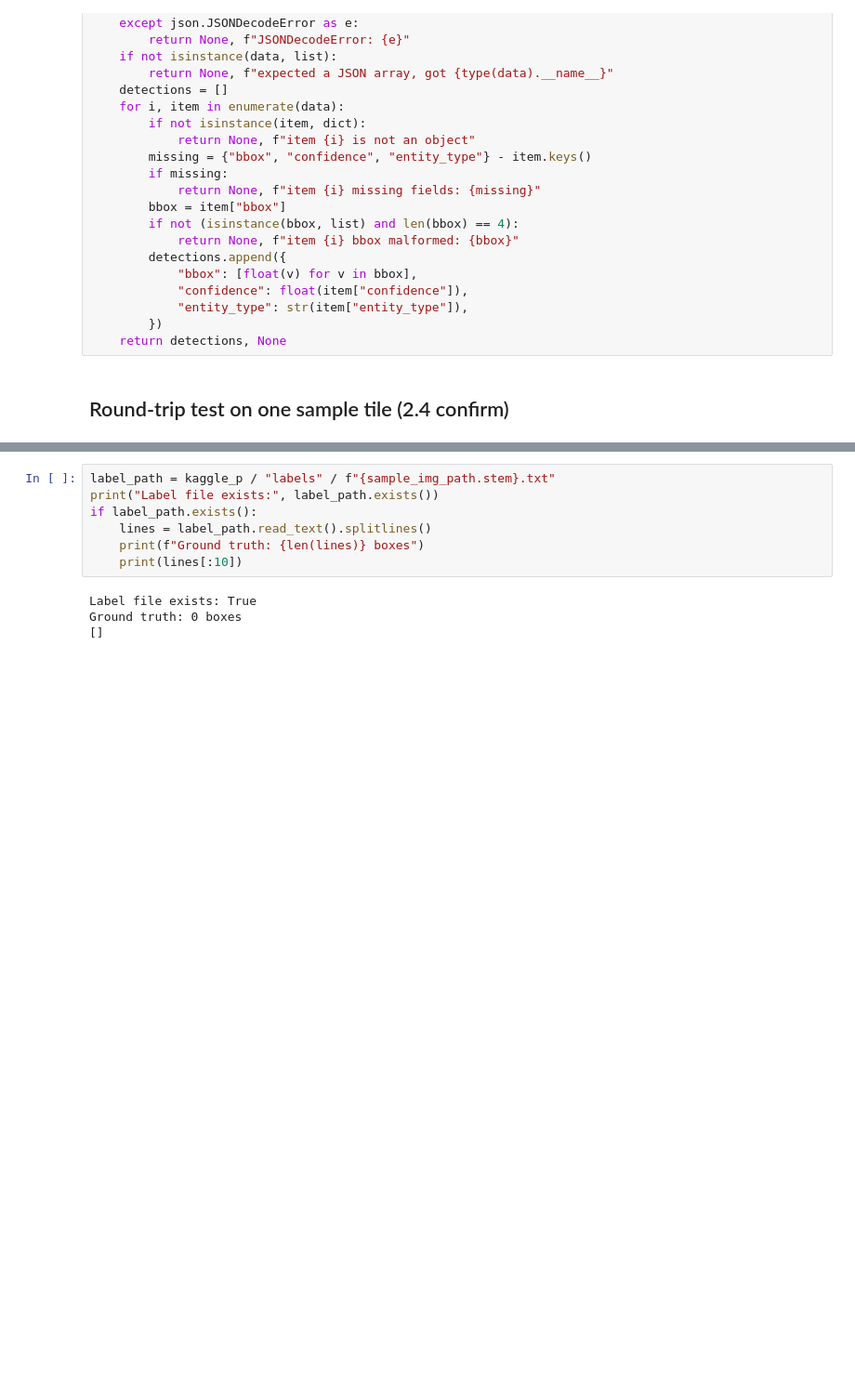
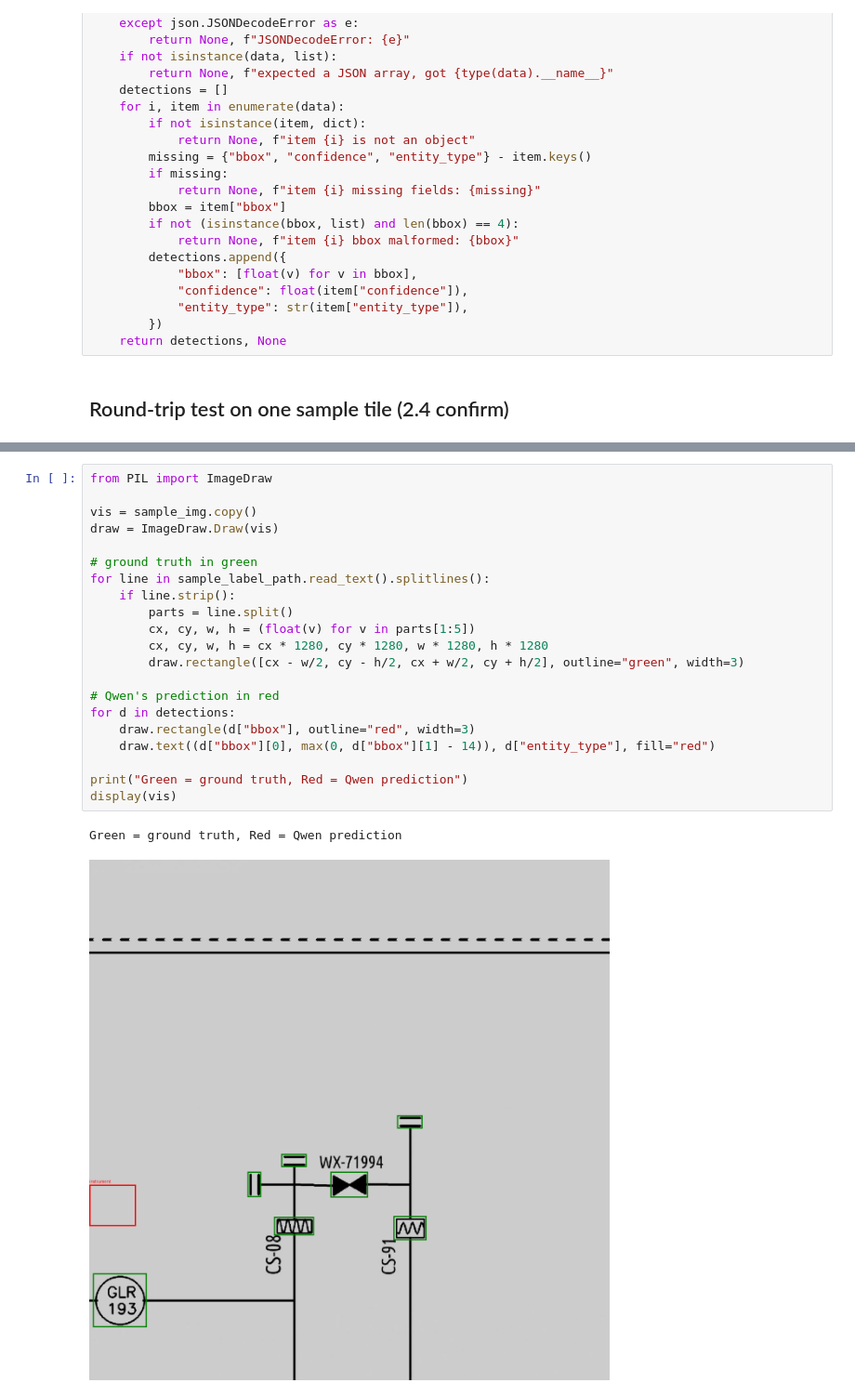
Before and after one commit to TomGeorge45/pid-opensrc-substitution, a Jupyter notebook: notebooks/stage4/Stage4_Phase2_ModelSetup.ipynb, the cells around one changed output, grey strips where cells are left out. Shown at 93% size. Saved outputs shown, nothing was run; the diff lists cells and outputs as text; blank space fills up the shorter version.

```diff
--- a/notebooks/stage4/Stage4_Phase2_ModelSetup.ipynb
+++ b/notebooks/stage4/Stage4_Phase2_ModelSetup.ipynb
@@ -168,11 +177,24 @@ else:
-# %%
-label_path = kaggle_p / "labels" / f"{sample_img_path.stem}.txt"
-print("Label file exists:", label_path.exists())
-if label_path.exists():
-    lines = label_path.read_text().splitlines()
-    print(f"Ground truth: {len(lines)} boxes")
-    print(lines[:10])
-# %% [output]
-Label file exists: True
-Ground truth: 0 boxes
-[]
+# %%
+from PIL import ImageDraw
+
+vis = sample_img.copy()
+draw = ImageDraw.Draw(vis)
+
+# ground truth in green
+for line in sample_label_path.read_text().splitlines():
+    if line.strip():
+        parts = line.split()
+        cx, cy, w, h = (float(v) for v in parts[1:5])
+        cx, cy, w, h = cx * 1280, cy * 1280, w * 1280, h * 1280
+        draw.rectangle([cx - w/2, cy - h/2, cx + w/2, cy + h/2], outline="green", width=3)
+
+# Qwen's prediction in red
+for d in detections:
+    draw.rectangle(d["bbox"], outline="red", width=3)
+    draw.text((d["bbox"][0], max(0, d["bbox"][1] - 14)), d["entity_type"], fill="red")
+
+print("Green = ground truth, Red = Qwen prediction")
+display(vis)
+# %% [output]
+Green = ground truth, Red = Qwen prediction
+[figure, added]
```
Also changed, not shown: parts of 3 cells of this notebook.
